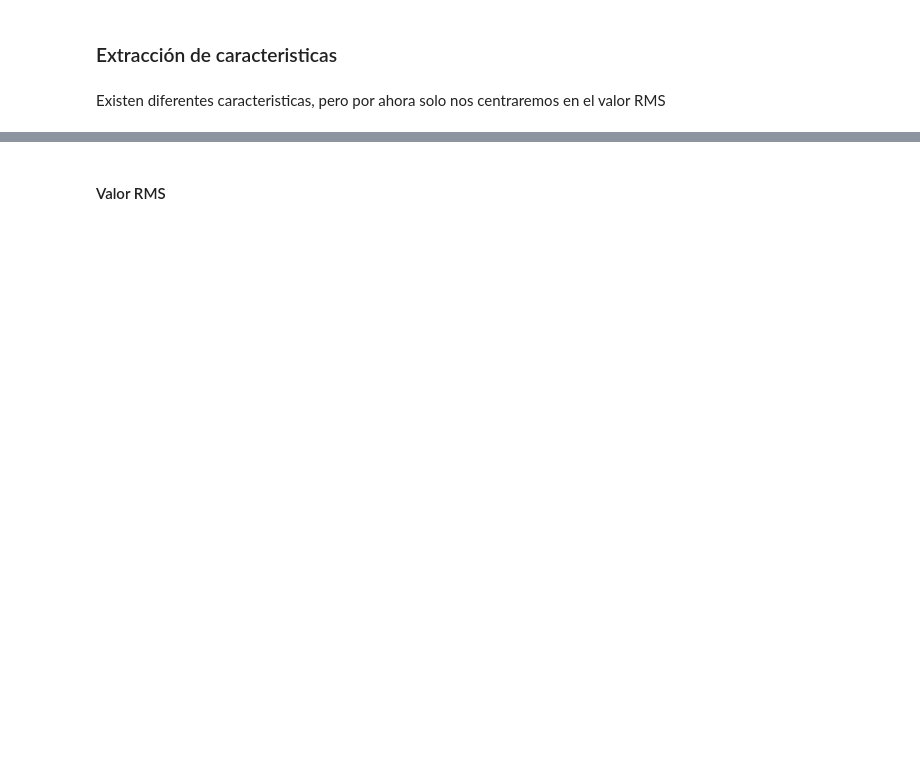
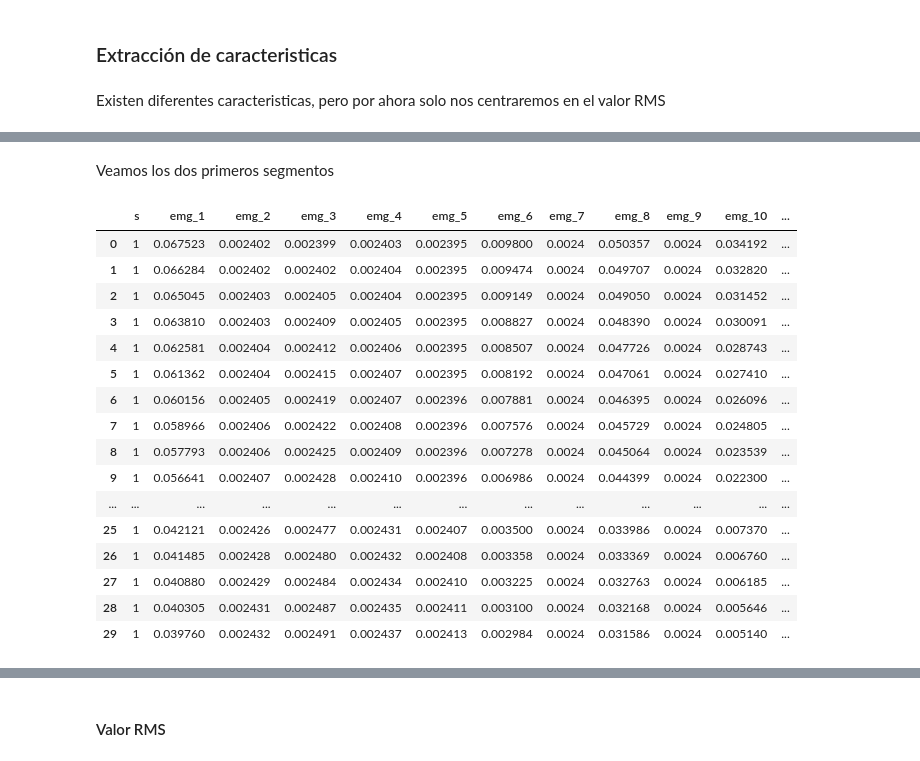
Before and after one commit to repos-especializacion-UdeA/data-raw, a Jupyter notebook: notebooks/features_extraction.ipynb, the cells around one changed output, grey strips where cells are left out. Drawn from its saved outputs; the diff is of its cells as text; code cells hidden in the pictures; blank space fills up the shorter version.

```diff
--- a/notebooks/features_extraction.ipynb
+++ b/notebooks/features_extraction.ipynb
@@ -214,3 +239,14 @@ La segmentación consiste en extraer porciones de la señal mediante ventanas de
 ### Extracción de caracteristicas
 # %% [markdown]
 Existen diferentes caracteristicas, pero por ahora solo nos centraremos en el valor RMS
+# %%
+# Determinacion del numero de sujetos a emplear para definir los datos que van al modelo
+numero_de_sujetos = 10
+w_size = 30
+o_size = 10
+
+sujetos_muestra = df[df['s'] <= numero_de_sujetos]
+
+segments = segmentar_data_set(data_set = sujetos_muestra,
+                              window_size = w_size,
+                              overlap_size = o_size)
@@ -216,0 +285,22 @@ Existen diferentes caracteristicas, pero por ahora solo nos centraremos en el va
+# %% [markdown]
+Veamos los dos primeros segmentos
+# %%
+segments[0]
+# %% [output]
+|  | s | emg_1 | emg_2 | emg_3 | emg_4 | emg_5 | emg_6 | emg_7 | emg_8 | emg_9 | emg_10 | ... |
+| 0 | 1 | 0.067523 | 0.002402 | 0.002399 | 0.002403 | 0.002395 | 0.009800 | 0.0024 | 0.050357 | 0.0024 | 0.034192 | ... |
+| 1 | 1 | 0.066284 | 0.002402 | 0.002402 | 0.002404 | 0.002395 | 0.009474 | 0.0024 | 0.049707 | 0.0024 | 0.032820 | ... |
+| 2 | 1 | 0.065045 | 0.002403 | 0.002405 | 0.002404 | 0.002395 | 0.009149 | 0.0024 | 0.049050 | 0.0024 | 0.031452 | ... |
+| 3 | 1 | 0.063810 | 0.002403 | 0.002409 | 0.002405 | 0.002395 | 0.008827 | 0.0024 | 0.048390 | 0.0024 | 0.030091 | ... |
+| 4 | 1 | 0.062581 | 0.002404 | 0.002412 | 0.002406 | 0.002395 | 0.008507 | 0.0024 | 0.047726 | 0.0024 | 0.028743 | ... |
+| 5 | 1 | 0.061362 | 0.002404 | 0.002415 | 0.002407 | 0.002395 | 0.008192 | 0.0024 | 0.047061 | 0.0024 | 0.027410 | ... |
+| 6 | 1 | 0.060156 | 0.002405 | 0.002419 | 0.002407 | 0.002396 | 0.007881 | 0.0024 | 0.046395 | 0.0024 | 0.026096 | ... |
+| 7 | 1 | 0.058966 | 0.002406 | 0.002422 | 0.002408 | 0.002396 | 0.007576 | 0.0024 | 0.045729 | 0.0024 | 0.024805 | ... |
+| 8 | 1 | 0.057793 | 0.002406 | 0.002425 | 0.002409 | 0.002396 | 0.007278 | 0.0024 | 0.045064 | 0.0024 | 0.023539 | ... |
+| 9 | 1 | 0.056641 | 0.002407 | 0.002428 | 0.002410 | 0.002396 | 0.006986 | 0.0024 | 0.044399 | 0.0024 | 0.022300 | ... |
+| ... | ... | ... | ... | ... | ... | ... | ... | ... | ... | ... | ... | ... |
+| 25 | 1 | 0.042121 | 0.002426 | 0.002477 | 0.002431 | 0.002407 | 0.003500 | 0.0024 | 0.033986 | 0.0024 | 0.007370 | ... |
+| 26 | 1 | 0.041485 | 0.002428 | 0.002480 | 0.002432 | 0.002408 | 0.003358 | 0.0024 | 0.033369 | 0.0024 | 0.006760 | ... |
+| 27 | 1 | 0.040880 | 0.002429 | 0.002484 | 0.002434 | 0.002410 | 0.003225 | 0.0024 | 0.032763 | 0.0024 | 0.006185 | ... |
+| 28 | 1 | 0.040305 | 0.002431 | 0.002487 | 0.002435 | 0.002411 | 0.003100 | 0.0024 | 0.032168 | 0.0024 | 0.005646 | ... |
+| 29 | 1 | 0.039760 | 0.002432 | 0.002491 | 0.002437 | 0.002413 | 0.002984 | 0.0024 | 0.031586 | 0.0024 | 0.005140 | ... |
```
Also changed, not shown: parts of 52 cells of this notebook.
